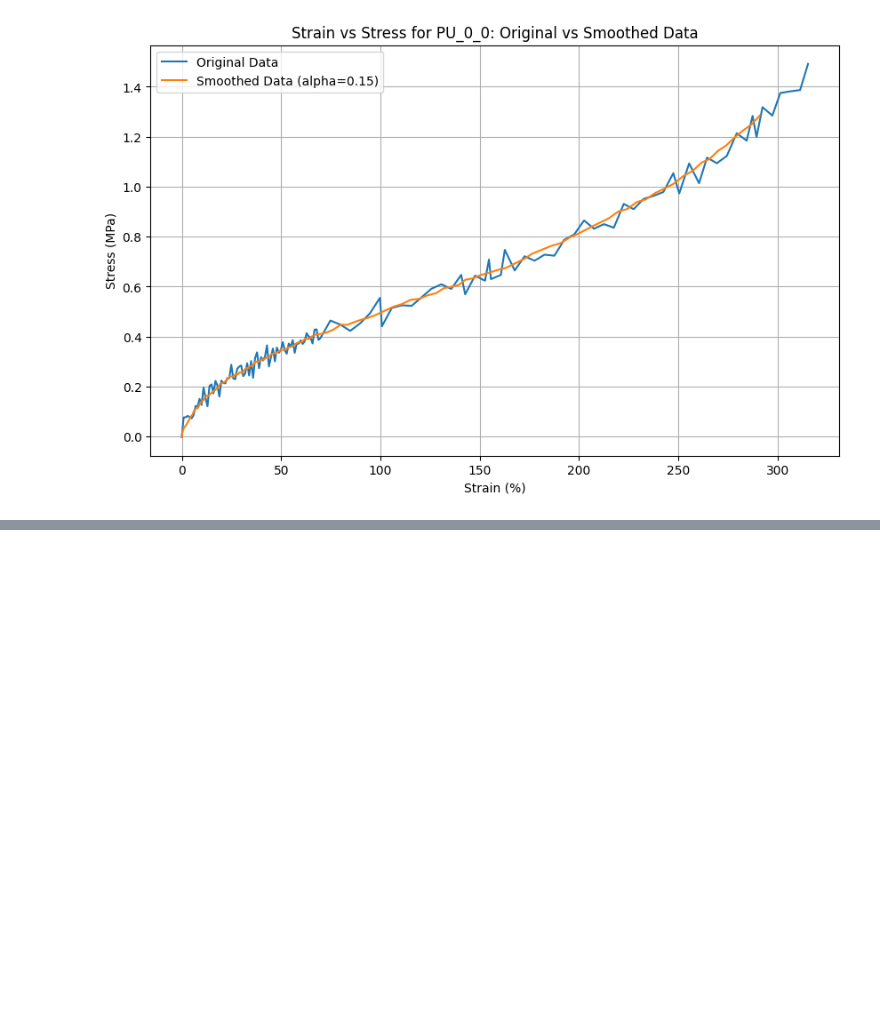
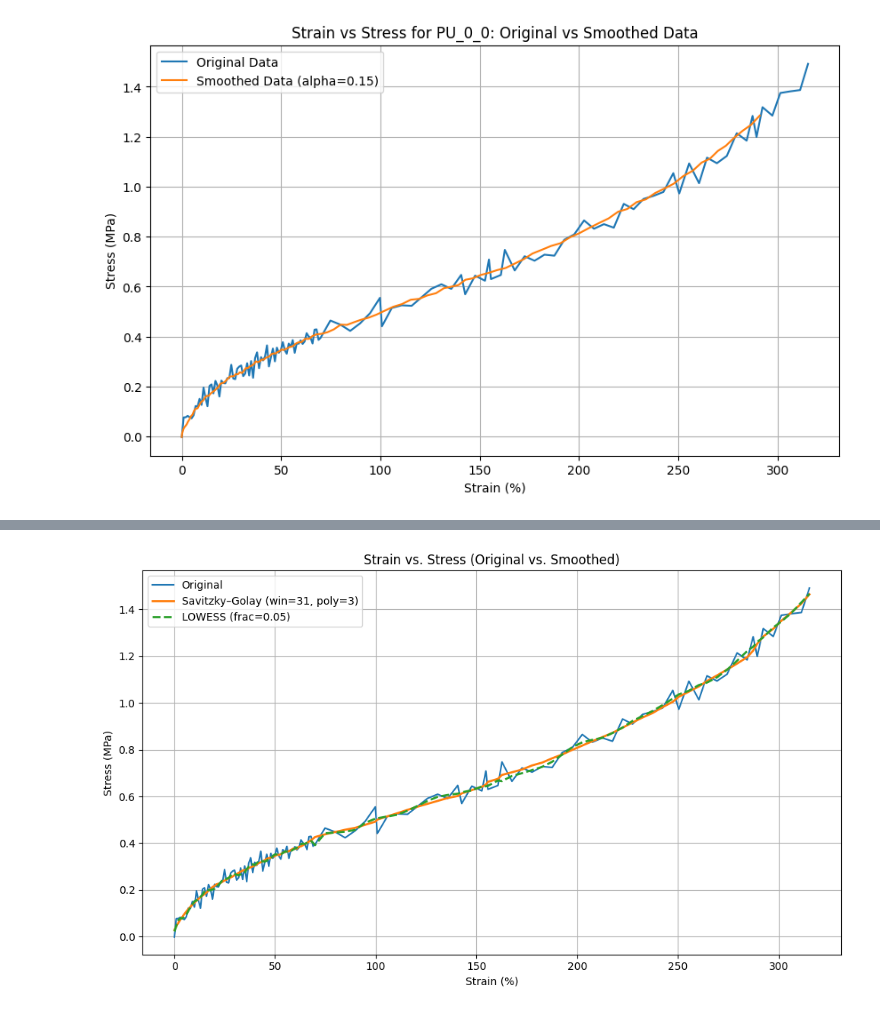
Before and after one commit to JHU-Kessler-Group/GraftedHybridLatexPaper, a Jupyter notebook: Figure2.ipynb, the cells around one changed output, grey strips where cells are left out. Saved outputs shown, nothing was run; the diff lists cells and outputs as text; code cells hidden in the pictures; blank space fills up the shorter version.

```diff
--- a/Figure2.ipynb
+++ b/Figure2.ipynb
@@ -77,0 +188,64 @@ plt.show()
+# %%
+# If you're in Colab, uncomment the next line to ensure scipy/statsmodels are present
+# !pip install scipy statsmodels
+
+import pandas as pd
+import numpy as np
+from scipy.signal import savgol_filter
+from statsmodels.nonparametric.smoothers_lowess import lowess
+import seaborn as sns
+import matplotlib.pyplot as plt
+
+# --- Load & prep data ---
+pu_0_0_df = pd.read_csv('/content/GraftedHybridLatexPaper/Data/Figure2a_Tensile_PU/PU_0_0.csv')
+
+# (Recommended) sort by x just in case, and drop obvious NaNs
+pu_0_0_df = pu_0_0_df.sort_values('Strain (%)').dropna(subset=['Strain (%)','Stress (MPa)']).reset_index(drop=True)
+
+x = pu_0_0_df['Strain (%)'].to_numpy()
+y = pu_0_0_df['Stress (MPa)'].to_numpy()
+
+# --- Savitzky–Golay smoothing (recommended) ---
+# Choose an odd window based on data length; adjust the multiplier for more/less smoothing.
+# Ensure window_length > polyorder and window_length <= len(y)
+def choose_window_length(n, target_points=41):
+    # Aim for ~target_points; clamp to [5, 301], make odd, and not exceed n
+    w = min(max(5, target_points), min(301, n if n % 2 == 1 else n-1))
+    if w % 2 == 0: w -= 1
+    if w <= 3: w = 5  # safety
+    return w
+
+polyorder = 3
+window_length = choose_window_length(len(y), target_points=31)
+if window_length <= polyorder:  # final safety guard
+    window_length = polyorder + 2 + ((polyorder + 2) % 2 == 0)
+
+y_sg = savgol_filter(y, window_length=window_length, polyorder=polyorder, mode='interp')
+
+smoothed_data = pu_0_0_df.copy()
+smoothed_data['Stress (MPa)'] = y_sg
+
+# --- OPTIONAL: LOWESS (good for strong nonlinearity) ---
+# Toggle on if you want to compare; keep frac small to preserve peaks (e.g., 0.03–0.08)
+use_lowess = True
+if use_lowess:
+    lw = lowess(y, x, frac=0.05, return_sorted=True)
+    lowess_df = pd.DataFrame({'Strain (%)': lw[:,0], 'Stress (MPa)': lw[:,1]})
+
+# --- Plot: original vs smoothed ---
+plt.figure(figsize=(10, 6))
+sns.lineplot(x='Strain (%)', y='Stress (MPa)', data=pu_0_0_df, label='Original', linewidth=1.5)
+sns.lineplot(x='Strain (%)', y='Stress (MPa)', data=smoothed_data, label=f'Savitzky–Golay (win={window_length}, poly={polyorder})', linewidth=2)
+
+if use_lowess:
+    sns.lineplot(x='Strain (%)', y='Stress (MPa)', data=lowess_df, label='LOWESS (frac=0.05)', linewidth=2, linestyle='--')
+
+plt.xlabel('Strain (%)')
+plt.ylabel('Stress (MPa)')
+plt.title('Strain vs. Stress (Original vs. Smoothed)')
+plt.grid(True)
+plt.legend()
+plt.tight_layout()
+plt.show()
+# %% [output]
+[figure, added]
```
Also changed, not shown: parts of 9 cells of this notebook.
